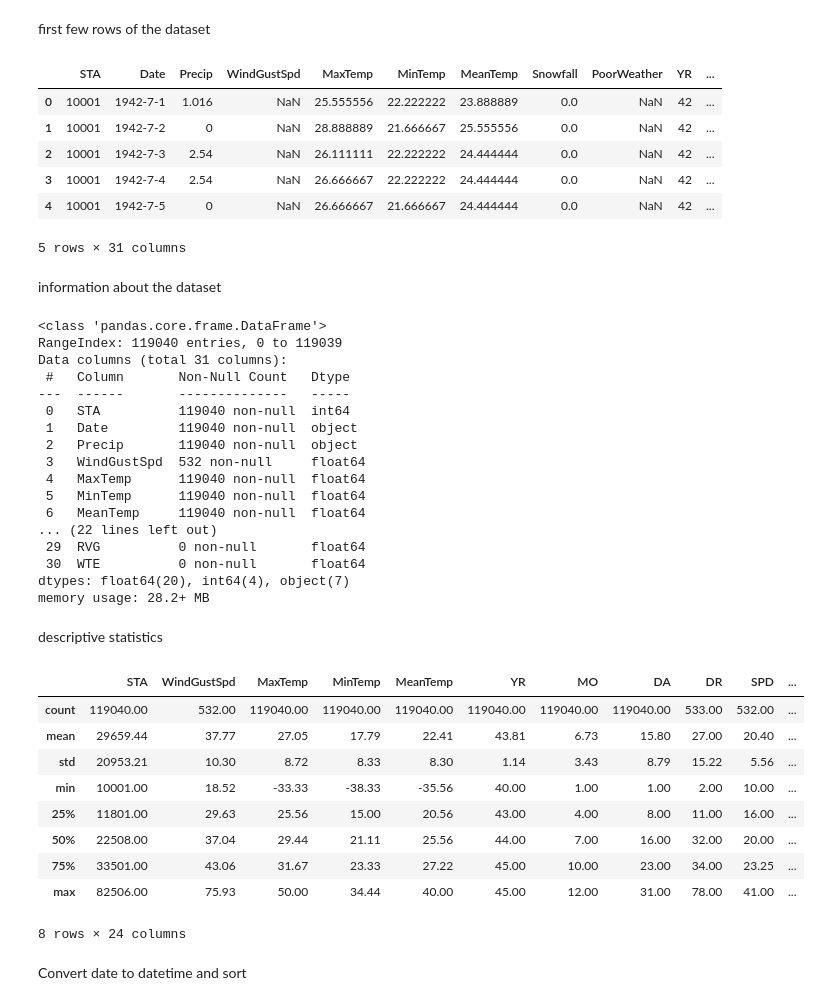
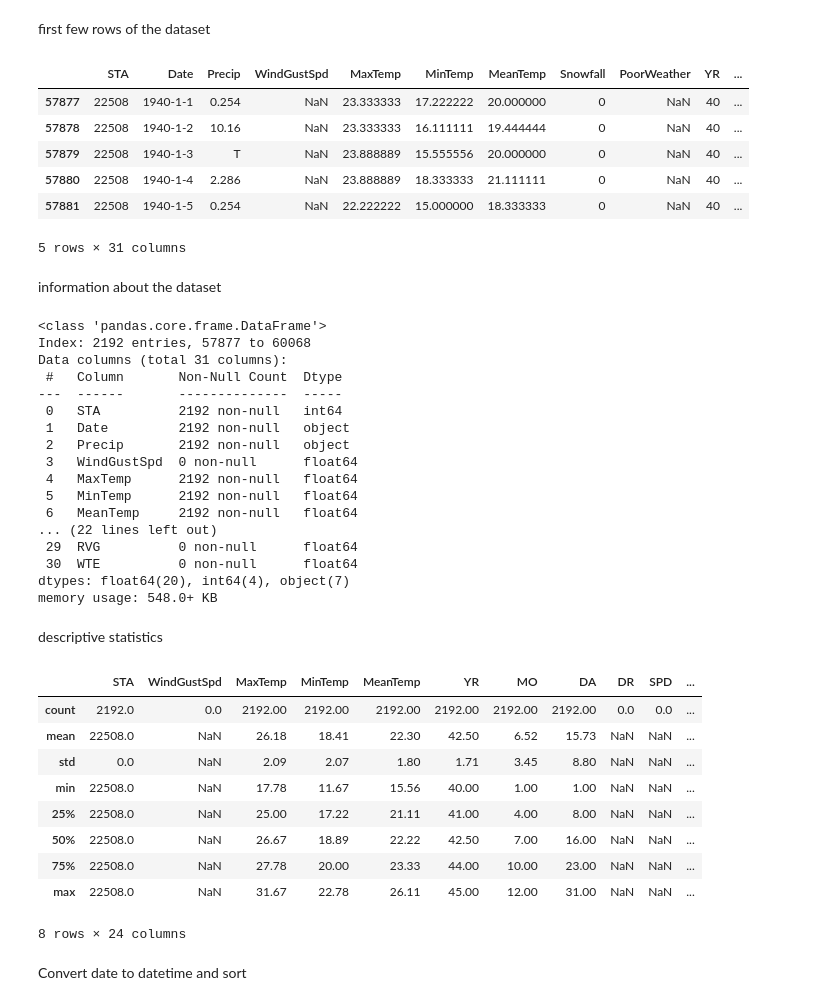
Before and after one commit to imadbenmadi/ITDS-practise-project, a Jupyter notebook: notebook.ipynb, the cells around one changed output. Cells and saved outputs as stored; diff of their text form; code cells hidden in the pictures.

```diff
--- a/notebook.ipynb
+++ b/notebook.ipynb
@@ -1051,51 +1100,51 @@ number of original records:  119040
 # %% [markdown]
 first few rows of the dataset
 # %%
-df.head()
+hawaii_data.head()
 # %% [output]
 |  | STA | Date | Precip | WindGustSpd | MaxTemp | MinTemp | MeanTemp | Snowfall | PoorWeather | YR | ... |
-| 0 | 10001 | 1942-7-1 | 1.016 | NaN | 25.555556 | 22.222222 | 23.888889 | 0.0 | NaN | 42 | ... |
-| 1 | 10001 | 1942-7-2 | 0 | NaN | 28.888889 | 21.666667 | 25.555556 | 0.0 | NaN | 42 | ... |
-| 2 | 10001 | 1942-7-3 | 2.54 | NaN | 26.111111 | 22.222222 | 24.444444 | 0.0 | NaN | 42 | ... |
-| 3 | 10001 | 1942-7-4 | 2.54 | NaN | 26.666667 | 22.222222 | 24.444444 | 0.0 | NaN | 42 | ... |
-| 4 | 10001 | 1942-7-5 | 0 | NaN | 26.666667 | 21.666667 | 24.444444 | 0.0 | NaN | 42 | ... |
+| 57877 | 22508 | 1940-1-1 | 0.254 | NaN | 23.333333 | 17.222222 | 20.000000 | 0 | NaN | 40 | ... |
+| 57878 | 22508 | 1940-1-2 | 10.16 | NaN | 23.333333 | 16.111111 | 19.444444 | 0 | NaN | 40 | ... |
+| 57879 | 22508 | 1940-1-3 | T | NaN | 23.888889 | 15.555556 | 20.000000 | 0 | NaN | 40 | ... |
+| 57880 | 22508 | 1940-1-4 | 2.286 | NaN | 23.888889 | 18.333333 | 21.111111 | 0 | NaN | 40 | ... |
+| 57881 | 22508 | 1940-1-5 | 0.254 | NaN | 22.222222 | 15.000000 | 18.333333 | 0 | NaN | 40 | ... |
 5 rows × 31 columns
 # %% [markdown]
 information about the dataset
 # %%
-df.info()
+hawaii_data.info()
 # %% [output]
 <class 'pandas.core.frame.DataFrame'>
-RangeIndex: 119040 entries, 0 to 119039
+Index: 2192 entries, 57877 to 60068
 Data columns (total 31 columns):
- #   Column       Non-Null Count   Dtype
----  ------       --------------   -----
- 0   STA          119040 non-null  int64
- 1   Date         119040 non-null  object
- 2   Precip       119040 non-null  object
- 3   WindGustSpd  532 non-null     float64
- 4   MaxTemp      119040 non-null  float64
- 5   MinTemp      119040 non-null  float64
- 6   MeanTemp     119040 non-null  float64
+ #   Column       Non-Null Count  Dtype
+---  ------       --------------  -----
+ 0   STA          2192 non-null   int64
+ 1   Date         2192 non-null   object
+ 2   Precip       2192 non-null   object
+ 3   WindGustSpd  0 non-null      float64
+ 4   MaxTemp      2192 non-null   float64
+ 5   MinTemp      2192 non-null   float64
+ 6   MeanTemp     2192 non-null   float64
 ... (22 lines left out)
- 29  RVG          0 non-null       float64
- 30  WTE          0 non-null       float64
+ 29  RVG          0 non-null      float64
+ 30  WTE          0 non-null      float64
 dtypes: float64(20), int64(4), object(7)
-memory usage: 28.2+ MB
+memory usage: 548.0+ KB
 # %% [markdown]
 descriptive statistics
 # %%
-df.describe().round(2)
+hawaii_data.describe().round(2)
 # %% [output]
 |  | STA | WindGustSpd | MaxTemp | MinTemp | MeanTemp | YR | MO | DA | DR | SPD | ... |
-| count | 119040.00 | 532.00 | 119040.00 | 119040.00 | 119040.00 | 119040.00 | 119040.00 | 119040.00 | 533.00 | 532.00 | ... |
-| mean | 29659.44 | 37.77 | 27.05 | 17.79 | 22.41 | 43.81 | 6.73 | 15.80 | 27.00 | 20.40 | ... |
-| std | 20953.21 | 10.30 | 8.72 | 8.33 | 8.30 | 1.14 | 3.43 | 8.79 | 15.22 | 5.56 | ... |
-| min | 10001.00 | 18.52 | -33.33 | -38.33 | -35.56 | 40.00 | 1.00 | 1.00 | 2.00 | 10.00 | ... |
-| 25% | 11801.00 | 29.63 | 25.56 | 15.00 | 20.56 | 43.00 | 4.00 | 8.00 | 11.00 | 16.00 | ... |
-| 50% | 22508.00 | 37.04 | 29.44 | 21.11 | 25.56 | 44.00 | 7.00 | 16.00 | 32.00 | 20.00 | ... |
-| 75% | 33501.00 | 43.06 | 31.67 | 23.33 | 27.22 | 45.00 | 10.00 | 23.00 | 34.00 | 23.25 | ... |
-| max | 82506.00 | 75.93 | 50.00 | 34.44 | 40.00 | 45.00 | 12.00 | 31.00 | 78.00 | 41.00 | ... |
+| count | 2192.0 | 0.0 | 2192.00 | 2192.00 | 2192.00 | 2192.00 | 2192.00 | 2192.00 | 0.0 | 0.0 | ... |
+| mean | 22508.0 | NaN | 26.18 | 18.41 | 22.30 | 42.50 | 6.52 | 15.73 | NaN | NaN | ... |
+| std | 0.0 | NaN | 2.09 | 2.07 | 1.80 | 1.71 | 3.45 | 8.80 | NaN | NaN | ... |
+| min | 22508.0 | NaN | 17.78 | 11.67 | 15.56 | 40.00 | 1.00 | 1.00 | NaN | NaN | ... |
+| 25% | 22508.0 | NaN | 25.00 | 17.22 | 21.11 | 41.00 | 4.00 | 8.00 | NaN | NaN | ... |
+| 50% | 22508.0 | NaN | 26.67 | 18.89 | 22.22 | 42.50 | 7.00 | 16.00 | NaN | NaN | ... |
+| 75% | 22508.0 | NaN | 27.78 | 20.00 | 23.33 | 44.00 | 10.00 | 23.00 | NaN | NaN | ... |
+| max | 22508.0 | NaN | 31.67 | 22.78 | 26.11 | 45.00 | 12.00 | 31.00 | NaN | NaN | ... |
 8 rows × 24 columns
 # %% [markdown]
 Convert date to datetime and sort
```
Also changed, not shown: parts of 26 cells of this notebook, 1 other file.
